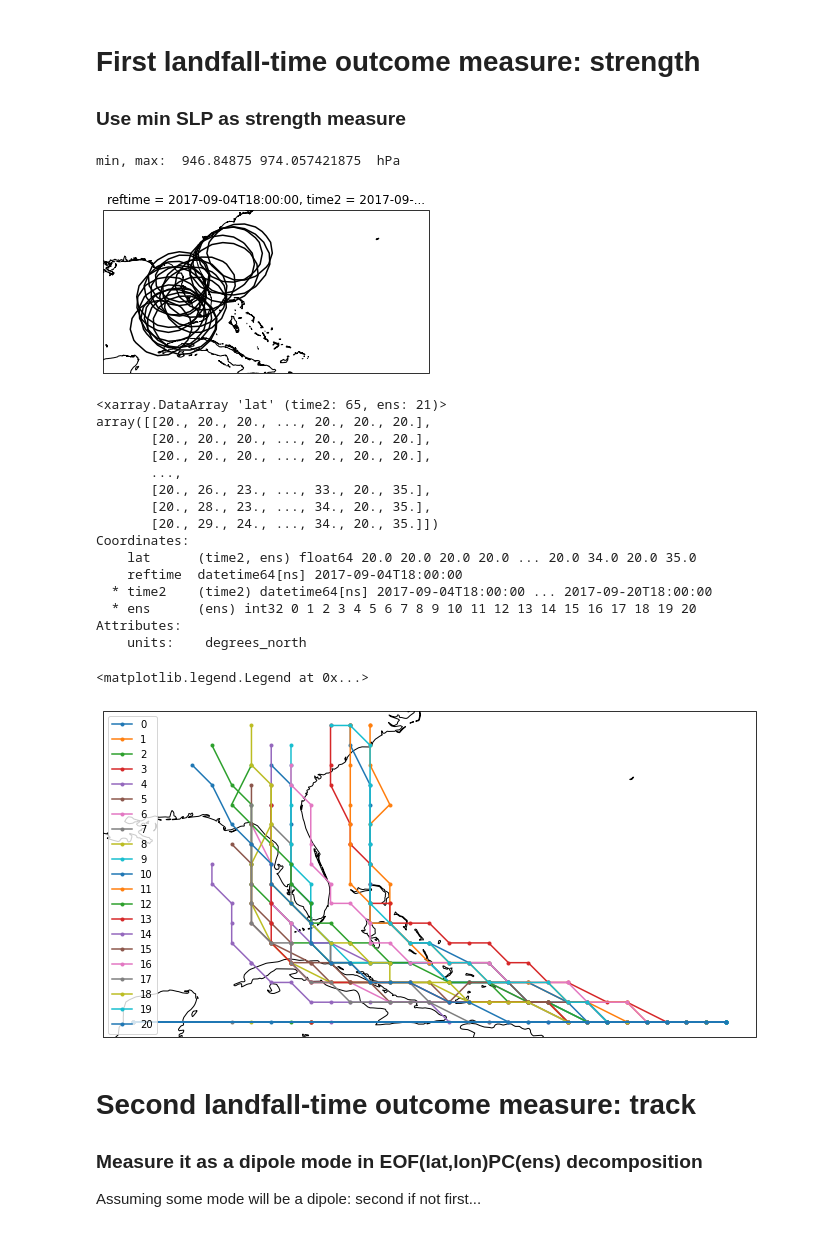
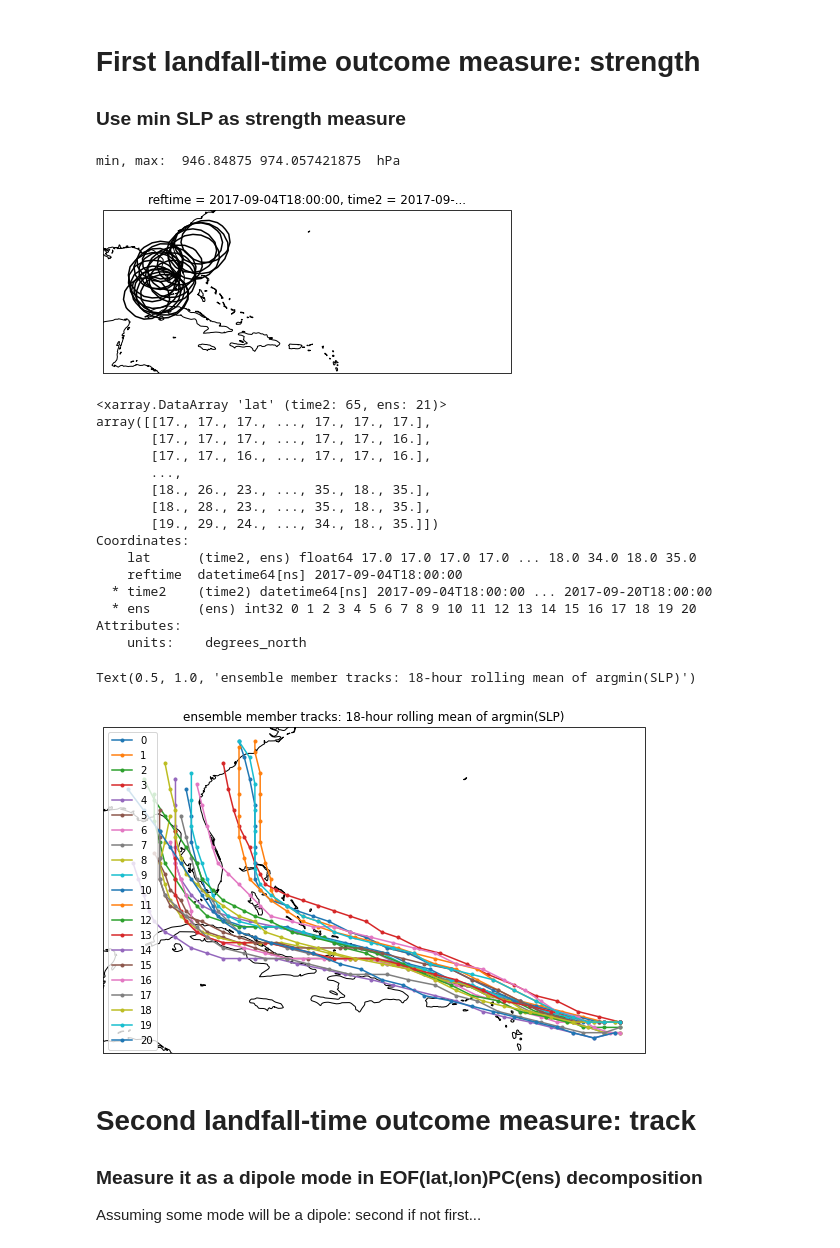
Before and after one commit to MPOcanes/MPO624_2022, a Jupyter notebook: Notebooks/Irma_Ensembles.ipynb, the cells around one changed output. Drawn from its saved outputs; the diff is of its cells as text; code cells hidden in the pictures.

```diff
--- a/Notebooks/Irma_Ensembles.ipynb
+++ b/Notebooks/Irma_Ensembles.ipynb
@@ -28,7 +28,7 @@ ds_der = xr.open_dataset(URLder)
 # %%
 # Region of interest: Near Florida, landfall time
 
-roi = ds.sel(lon=slice(360-90,360-60), lat=slice(35,20))
+roi = ds.sel(lon=slice(360-90,360-40), lat=slice(35,15))
 landfall = roi.sel(time2='2017-09-11 00:00:00')
 # %% [markdown]
 # First landfall-time outcome measure: strength
@@ -52,7 +52,7 @@ ax.coastlines();
 print('min, max: ', min(SLPmins), max(SLPmins), ' hPa')
 # %% [output]
 min, max:  946.84875 974.057421875  hPa
-[figure, old version]
+[figure, new version]
 # %%
 # Track the INDEX LOCATIONS of SLP minima within the ROI.
 # if you want more sophisticated tracking, https://github.com/ecjoliver/stormTracking
@@ -64,15 +64,15 @@ tracklats = roi.lat[argmins['lat']]
 tracklats
 # %% [output]
 <xarray.DataArray 'lat' (time2: 65, ens: 21)>
-array([[20., 20., 20., ..., 20., 20., 20.],
-       [20., 20., 20., ..., 20., 20., 20.],
-       [20., 20., 20., ..., 20., 20., 20.],
+array([[17., 17., 17., ..., 17., 17., 17.],
+       [17., 17., 17., ..., 17., 17., 16.],
+       [17., 17., 16., ..., 17., 17., 16.],
        ...,
-       [20., 26., 23., ..., 33., 20., 35.],
-       [20., 28., 23., ..., 34., 20., 35.],
-       [20., 29., 24., ..., 34., 20., 35.]])
+       [18., 26., 23., ..., 35., 18., 35.],
+       [18., 28., 23., ..., 35., 18., 35.],
+       [19., 29., 24., ..., 34., 18., 35.]])
 Coordinates:
-    lat      (time2, ens) float64 20.0 20.0 20.0 20.0 ... 20.0 34.0 20.0 35.0
+    lat      (time2, ens) float64 17.0 17.0 17.0 17.0 ... 18.0 34.0 18.0 35.0
     reftime  datetime64[ns] 2017-09-04T18:00:00
   * time2    (time2) datetime64[ns] 2017-09-04T18:00:00 ... 2017-09-20T18:00:00
   * ens      (ens) int32 0 1 2 3 4 5 6 7 8 9 10 11 12 13 14 15 16 17 18 19 20
@@ -81,17 +81,21 @@ Attributes:
 # %%
 # tracks on a map
 projection = ccrs.PlateCarree()
 f, ax = plt.subplots(subplot_kw=dict(projection=projection), figsize=[14,6])
 
 for iens in range(21):
-    plt.plot(tracklons.sel(ens=iens, time2=slice('2017-09-04','2017-09-12 00:00:00'))-360., \
-             tracklats.sel(ens=iens, time2=slice('2017-09-04','2017-09-12 00:00:00')), marker='.', label=iens )
+    plt.plot(tracklons.sel(ens=iens, time2=slice('2017-09-04','2017-09-12 00:00:00')).\
+             rolling({"time2":3}, center=True).mean()-360., \
+             tracklats.sel(ens=iens, time2=slice('2017-09-04','2017-09-12 00:00:00')).\
+             rolling({"time2":3}, center=True).mean(), \
+             marker='.', label=iens )
 
 ax.coastlines();
 ax.legend()
+plt.title('ensemble member tracks: 18-hour rolling mean of argmin(SLP)')
 # %% [output]
-<matplotlib.legend.Legend at 0x...>
+Text(0.5, 1.0, 'ensemble member tracks: 18-hour rolling mean of argmin(SLP)')
-[figure, old version]
+[figure, new version]
 # %% [markdown]
 # Second landfall-time outcome measure: track
 ### Measure it as a dipole mode in EOF(lat,lon)PC(ens) decomposition
```
Also changed, not shown: parts of 9 cells of this notebook.
